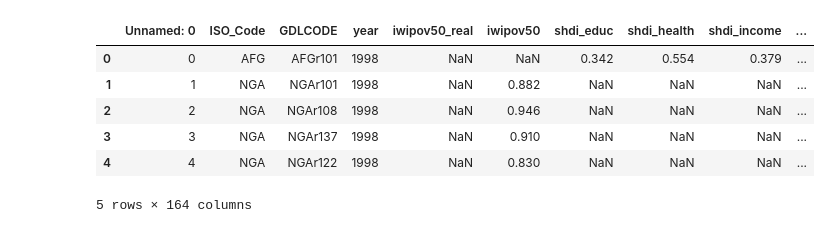
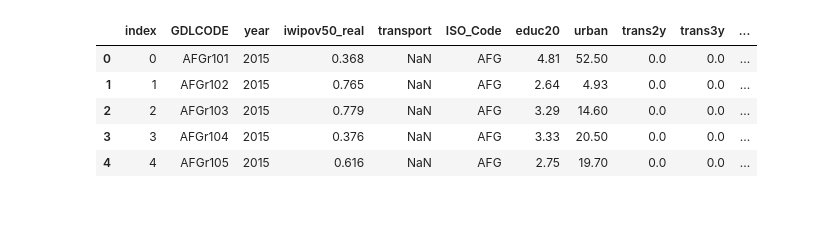
Before and after one commit to frankstevens1/china_devprojects_poverty, a Jupyter notebook: analysis2.0/convert_data.ipynb, the cells around one changed output. Drawn from its saved outputs; the diff is of its cells as text; code cells hidden in the pictures.

```diff
--- a/analysis2.0/convert_data.ipynb
+++ b/analysis2.0/convert_data.ipynb
@@ -3,0 +21,16 @@ import numpy as np
+# %%
+filenames = ["analysis2.0/GDL-Mean-years-education-of-adults-aged-20+-data.csv", "analysis2.0/GDL-%-population-in-urban-areas-data.csv"]
+filetitle = ["educ20", "urban"]
+files_dict = dict(zip(filenames, filetitle))
+
+li = []
+for filename in files_dict:
+    df = pd.melt(pd.read_csv(filename, skipinitialspace=True),id_vars=['Country', 'ISO_Code', 'Level', 'GDLCODE', 'Region'],var_name='year', value_name=files_dict.get(filename))
+    df.drop(columns=['Country', 'Region', 'Level'], inplace=True)
+    li.append(df)
+    pass
+gdl = reduce(lambda df1, df2: df1.merge(df2, how="outer"), li)
+
+gdl['year'] = gdl['year'].astype(int)
+
+gdl.head()
@@ -3,0 +44,3 @@ import numpy as np
+# %%
+data = pd.merge(data, gdl, how="left", on=['GDLCODE', 'year'])
+data
@@ -4,11 +86,29 @@ import numpy as np
+# %%
+data = data[data['iwipov50_real'].notna()].copy().reset_index()
+
+prev_iwipov50 = data.groupby('GDLCODE', as_index=False)['iwipov50_real'].shift()
+data["prev_iwipov50"] = prev_iwipov50.reset_index(level=0, drop=True)
+
+prev_educ20 = data.groupby('GDLCODE', as_index=False)['educ20'].shift()
+data["prev_educ20"] = prev_educ20.reset_index(level=0, drop=True)
+
+prev_urban = data.groupby('GDLCODE', as_index=False)['urban'].shift()
+data["prev_urban"] = prev_urban.reset_index(level=0, drop=True)
+# %%
+prev_year = data.groupby('GDLCODE', as_index=False)['year'].shift()
+data["prev_year"] = prev_year.reset_index(level=0, drop=True)
+
+data['prev_year'] = data['prev_year'].fillna(0.0).astype(int)
+
+data = data[data['prev_iwipov50'].notna()].copy().reset_index()
+data.drop(columns=['index', 'level_0'], inplace=True)
 # %%
-data = pd.read_csv("data.csv")
+data = data[data['trans3y'].notna()].copy().reset_index()
 data.head()
 # %% [output]
-|  | Unnamed: 0 | ISO_Code | GDLCODE | year | iwipov50_real | iwipov50 | shdi_educ | shdi_health | shdi_income | ... |
-| 0 | 0 | AFG | AFGr101 | 1998 | NaN | NaN | 0.342 | 0.554 | 0.379 | ... |
-| 1 | 1 | NGA | NGAr101 | 1998 | NaN | 0.882 | NaN | NaN | NaN | ... |
-| 2 | 2 | NGA | NGAr108 | 1998 | NaN | 0.946 | NaN | NaN | NaN | ... |
-| 3 | 3 | NGA | NGAr137 | 1998 | NaN | 0.910 | NaN | NaN | NaN | ... |
-| 4 | 4 | NGA | NGAr122 | 1998 | NaN | 0.830 | NaN | NaN | NaN | ... |
+|  | index | GDLCODE | year | iwipov50_real | transport | ISO_Code | educ20 | urban | trans2y | trans3y | ... |
+| 0 | 0 | AFGr101 | 2015 | 0.368 | NaN | AFG | 4.81 | 52.50 | 0.0 | 0.0 | ... |
+| 1 | 1 | AFGr102 | 2015 | 0.765 | NaN | AFG | 2.64 | 4.93 | 0.0 | 0.0 | ... |
+| 2 | 2 | AFGr103 | 2015 | 0.779 | NaN | AFG | 3.29 | 14.60 | 0.0 | 0.0 | ... |
+| 3 | 3 | AFGr104 | 2015 | 0.376 | NaN | AFG | 3.33 | 20.50 | 0.0 | 0.0 | ... |
+| 4 | 4 | AFGr105 | 2015 | 0.616 | NaN | AFG | 2.75 | 19.70 | 0.0 | 0.0 | ... |
-5 rows × 164 columns
```
Also changed, not shown: parts of 28 cells of this notebook, 6 other files.
